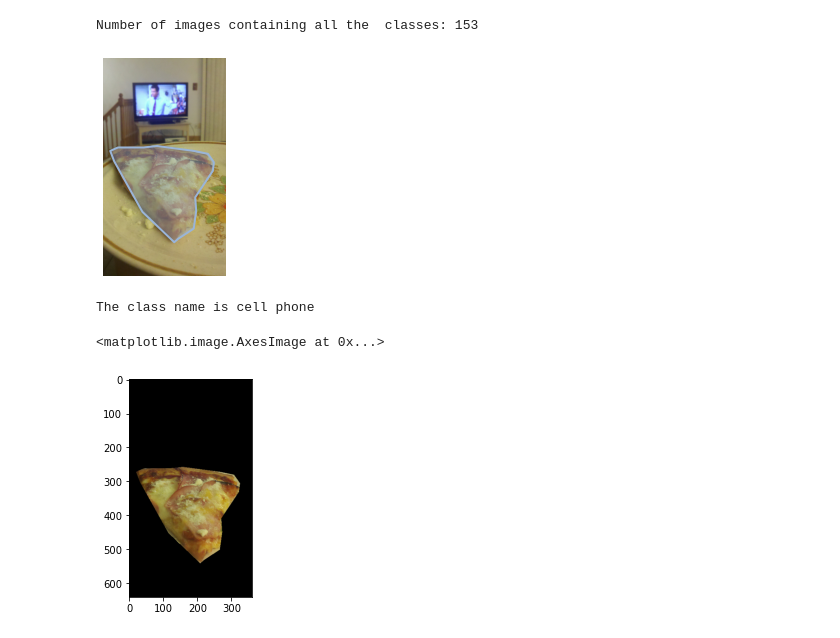
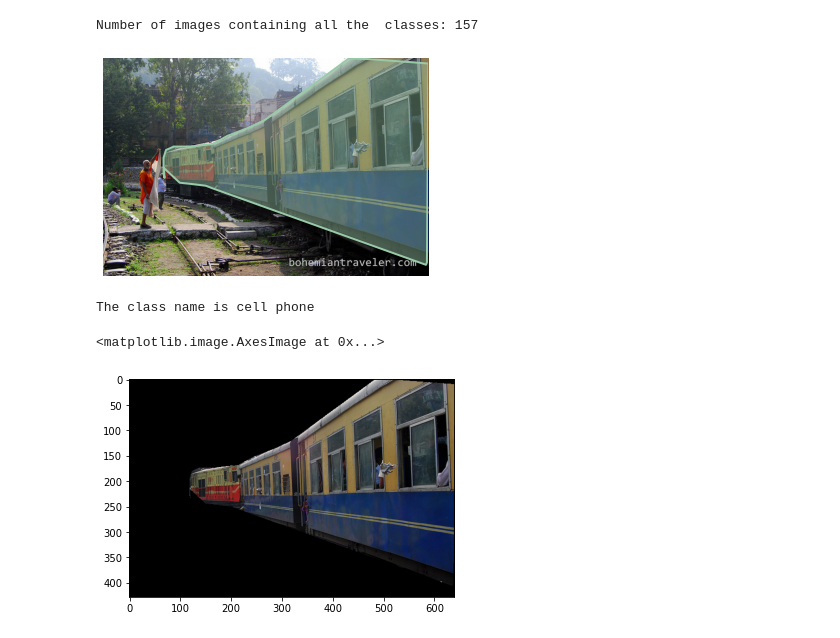
Before and after one commit to Recycleye/viz_eda, a Jupyter notebook: colorAnalysis.ipynb, the cells around one changed output. Drawn from its saved outputs; the diff is of its cells as text; code cells hidden in the pictures.

```diff
--- a/colorAnalysis.ipynb
+++ b/colorAnalysis.ipynb
@@ -34,7 +35,7 @@ index created!
 [{'supercategory': 'person', 'id': 1, 'name': 'person'}, {'supercategory': 'vehicle', 'id': 2, 'name': 'bicycle'}, {'supercategory': 'vehicle', 'id': 3, 'name': 'car'}, {'supercategory': 'vehicle', 'i ...
 # %%
 # Define the classes (out of the 81) which you want to see. Others will not be shown.
-filterClasses = ['pizza']
+filterClasses = ['train']
 
 # Fetch class IDs only corresponding to the filterClasses
 catIds = coco.getCatIds(catNms=filterClasses)
@@ -42,19 +43,19 @@ catIds = coco.getCatIds(catNms=filterClasses)
 imgIds = coco.getImgIds(catIds=catIds)
 print("Number of images containing all the  classes:", len(imgIds))
 # %% [output]
-Number of images containing all the  classes: 153
+Number of images containing all the  classes: 157
 # %%
 # load and display a random image
 img = coco.loadImgs(imgIds[np.random.randint(0,len(imgIds))])[0]
 I = io.imread('{}/{}/{}'.format(dataDir,dataType,img['file_name']))/255.0
 
 plt.imshow(I)
 plt.axis('off')
-annIds = coco.getAnnIds(imgIds=img['id'], catIds=catIds, iscrowd=None)
+annIds = coco.getAnnIds(imgIds=img['id'], catIds=catIds, iscrowd=0)
 anns = coco.loadAnns(annIds)
 coco.showAnns(anns)
 # %% [output]
-[figure, old version]
+[figure, new version]
 # %%
 def getClassName(classID, cats):
     for i in range(len(cats)):
@@ -70,7 +71,7 @@ def segmentTo2DArray(segmentation):
             polygon.append((x,y))
     return polygon
 
-def maskPixels(polygon):
+def maskPixels(polygon, img):
     path = Path(polygon)
     xmin, ymin, xmax, ymax = np.asarray(path.get_extents(), dtype=int).ravel()
     x, y = np.mgrid[:img['width'], :img['height']]
@@ -80,22 +81,13 @@ def maskPixels(polygon):
     img_mask = mask.reshape(x.shape).T
     return img_mask
 
-mask = np.zeros((img['height'],img['width']))
-
 polyVerts = segmentTo2DArray(anns[0]['segmentation'])
-img_mask = maskPixels(polyVerts)
+img_mask = maskPixels(polyVerts, img)
 plt.imshow(I * img_mask[...,None])
-
-# for i in range(len(anns)):
-#     className = getClassName(anns[i]['category_id'], cats)
-#     pixel_value = filterClasses.index(className)+1
-#     mask = np.maximum(coco.annToMask(anns[i])*pixel_value, mask)
-#     print(pixel_value)
-# plt.imshow(mask)
 # %% [output]
 The class name is cell phone
 <matplotlib.image.AxesImage at 0x...>
-[figure, old version]
+[figure, new version]
 # %%
 def getMaskColors(maskPixels):
     pixels = np.float32(maskPixels.reshape(-1, 3))
```
Also changed, not shown: parts of 5 cells of this notebook, 1 other file.
